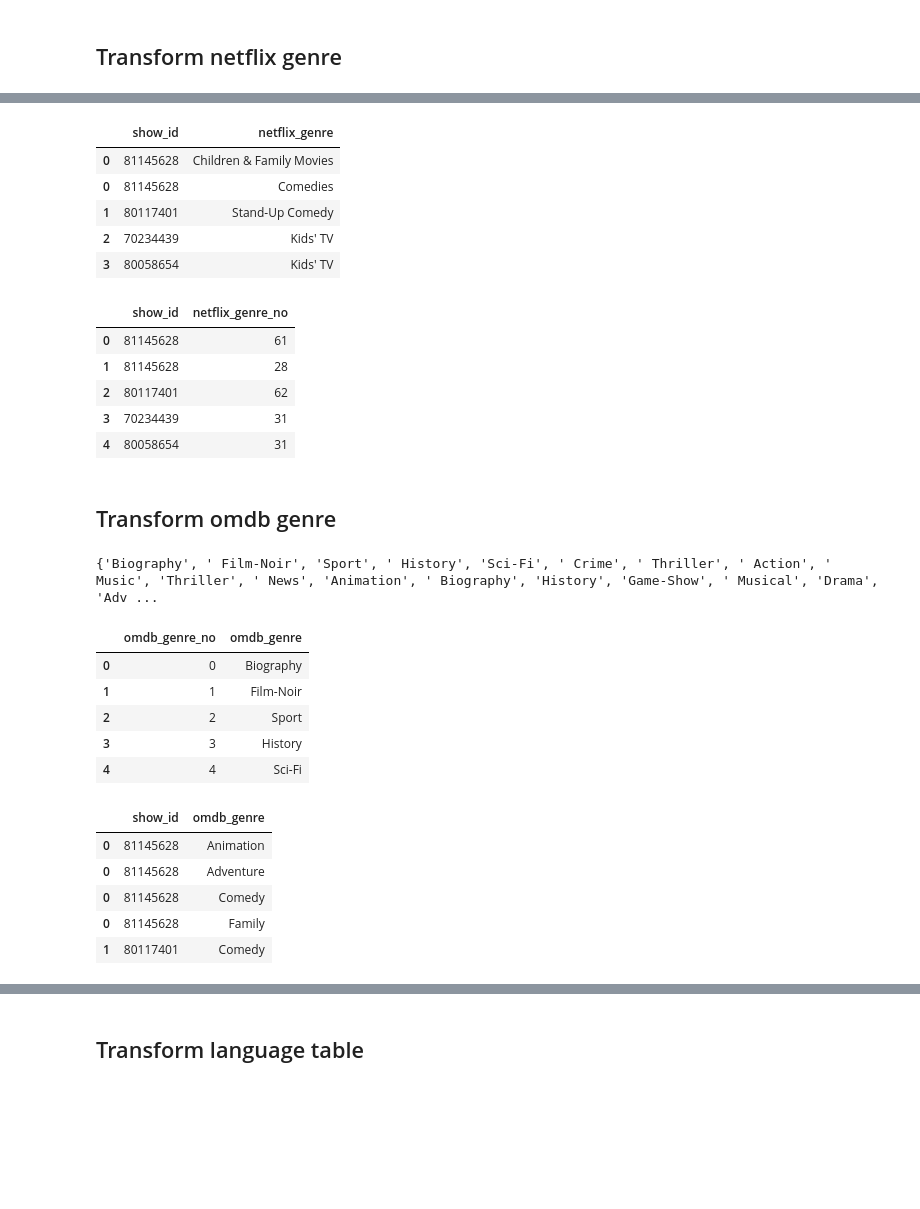
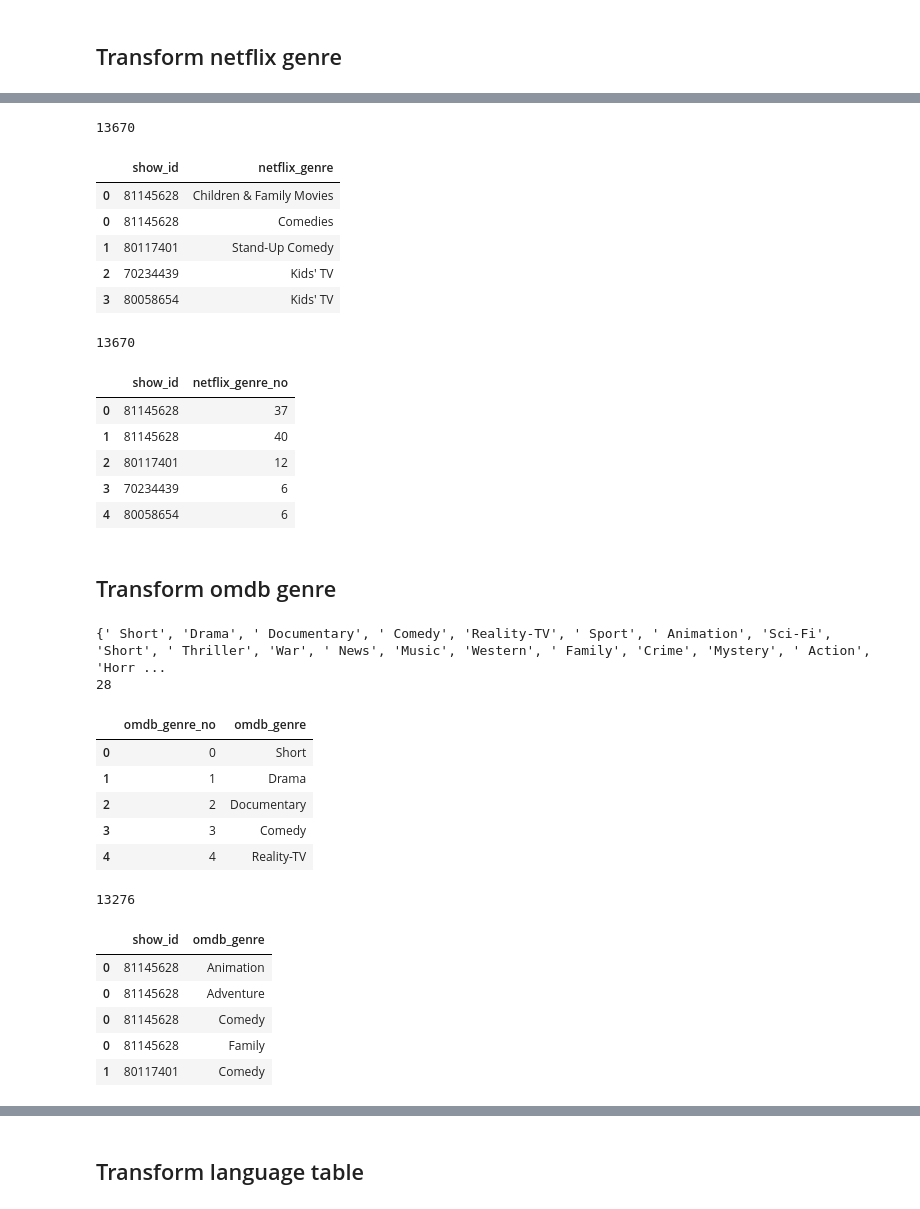
Before and after one commit to HaifaNajdawi/The_big_chill, a Jupyter notebook: static/data/Transform_Load.ipynb, the cells around one changed output, grey strips where cells are left out. Drawn from its saved outputs; the diff is of its cells as text; code cells hidden in the pictures; blank space fills up the shorter version.

```diff
--- a/Transform_Load.ipynb
+++ b/static/data/Transform_Load.ipynb
@@ -6,9 +6,9 @@ from config import password
 # %% [markdown]
 ## Merge netflix and omdb csv files
 # %%
-file = "resources/netflix_titles.csv"
+file = "netflix_titles.csv"
 netflix_df = pd.read_csv(file)
-file = "resources/omdb_list.csv"
+file = "omdb_list.csv"
 omdb_df = pd.read_csv(file)
 # %%
 omdb_df.head()
@@ -85,9 +78,12 @@ netflix_genre_id.head(45)
 # Break out genres (listed_in) with show_id
 listed_in_df = merged_df.loc[:,['show_id', 'listed_in']]
 listed_in_df = listed_in_df.explode('listed_in')
+listed_in_df['listed_in'] = listed_in_df['listed_in'].str.strip()
 listed_in_df = listed_in_df.rename(columns={'listed_in': 'netflix_genre'})
+print(len(listed_in_df))
 listed_in_df.head()
 # %% [output]
+13670
 |  | show_id | netflix_genre |
 | 0 | 81145628 | Children & Family Movies |
 | 0 | 81145628 | Comedies |
@@ -98,14 +94,16 @@ listed_in_df.head()
 # merge tables to create show_id and genre_id table
 netflix_genre_table = listed_in_df.merge(netflix_genre_id,how = "left", on="netflix_genre")
 netflix_genre_table = netflix_genre_table.loc[:,['show_id','netflix_genre_no']]
+print(len(netflix_genre_table))
 netflix_genre_table.head()
 # %% [output]
+13670
 |  | show_id | netflix_genre_no |
-| 0 | 81145628 | 61 |
-| 1 | 81145628 | 28 |
-| 2 | 80117401 | 62 |
-| 3 | 70234439 | 31 |
-| 4 | 80058654 | 31 |
+| 0 | 81145628 | 37 |
+| 1 | 81145628 | 40 |
+| 2 | 80117401 | 12 |
+| 3 | 70234439 | 6 |
+| 4 | 80058654 | 6 |
 # %% [markdown]
 ## Transform omdb genre
 # %%
@@ -116,32 +114,39 @@ genre = genre_df["genre"].tolist()
 # %%
 # Loop through genre (omdb genre) and get unique values into omdb_genre set
 omdb_genre = set()
 
 for movie in genre:
     for y in movie:
         omdb_genre.add(y)
 print(omdb_genre)
 
 omdb_genre_id = pd.DataFrame(omdb_genre, columns=["omdb_genre"])
+omdb_genre_id["omdb_genre"]=omdb_genre_id["omdb_genre"].str.strip()
+omdb_genre_id = omdb_genre_id.drop_duplicates()
 omdb_genre_id = omdb_genre_id.reset_index()
 omdb_genre_id = omdb_genre_id.rename(columns={'index': 'omdb_genre_no'})
+print(len(omdb_genre_id))
 omdb_genre_id.head()
 # %% [output]
-{'Biography', ' Film-Noir', 'Sport', ' History', 'Sci-Fi', ' Crime', ' Thriller', ' Action', ' Music', 'Thriller', ' News', 'Animation', ' Biography', 'History', 'Game-Show', ' Musical', 'Drama', 'Adv ...
+{' Short', 'Drama', ' Documentary', ' Comedy', 'Reality-TV', ' Sport', ' Animation', 'Sci-Fi', 'Short', ' Thriller', 'War', ' News', 'Music', 'Western', ' Family', 'Crime', 'Mystery', ' Action', 'Horr ...
+28
 |  | omdb_genre_no | omdb_genre |
-| 0 | 0 | Biography |
-| 1 | 1 | Film-Noir |
-| 2 | 2 | Sport |
-| 3 | 3 | History |
-| 4 | 4 | Sci-Fi |
+| 0 | 0 | Short |
+| 1 | 1 | Drama |
+| 2 | 2 | Documentary |
+| 3 | 3 | Comedy |
+| 4 | 4 | Reality-TV |
 # %%
 # Break out genres with show_id
 genre_df = merged_df.loc[:,['show_id', 'genre']]
 genre_df = genre_df.explode('genre')
+genre_df['genre'] = genre_df['genre'].str.strip()
 genre_df = genre_df.rename(columns={'genre': 'omdb_genre'})
 genre_df.dropna(inplace = True)
+print(len(genre_df))
 genre_df.head()
 # %% [output]
+13276
 |  | show_id | omdb_genre |
 | 0 | 81145628 | Animation |
 | 0 | 81145628 | Adventure |
```
Also changed, not shown: parts of 8 cells of this notebook, 8 other files.
